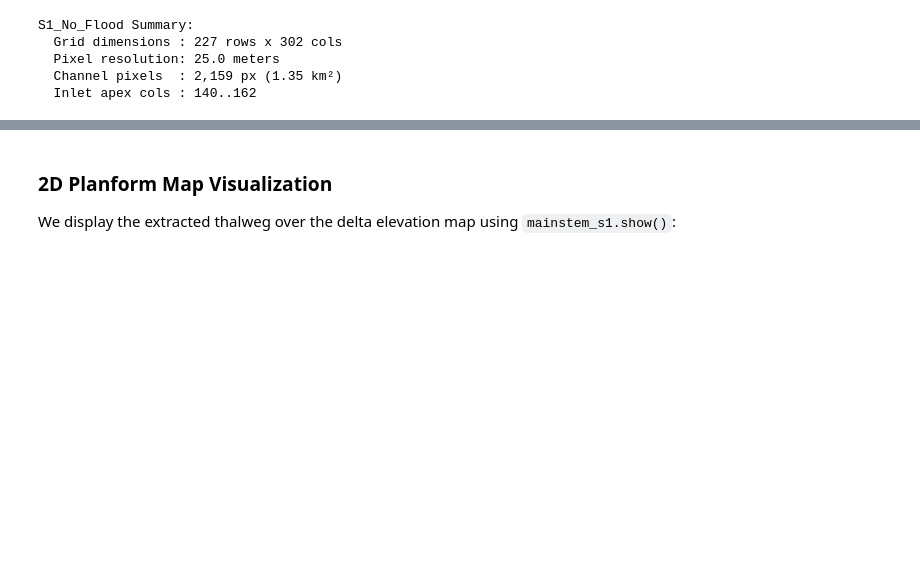
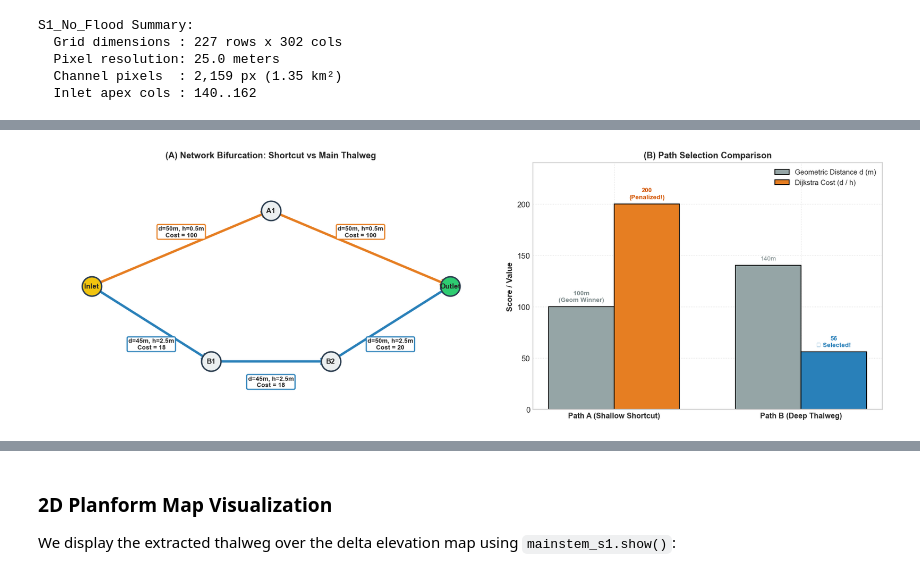
Before and after one commit to yukms/sandplover, a Jupyter notebook: notebooks_minsik_test/demo_main_channel_and_slope.ipynb, the cells around one changed output, grey strips where cells are left out. Cells and saved outputs as stored; diff of their text form; code cells hidden in the pictures; blank space fills up the shorter version.

```diff
--- a/notebooks_minsik_test/demo_main_channel_and_slope.ipynb
+++ b/notebooks_minsik_test/demo_main_channel_and_slope.ipynb
@@ -75,0 +404,73 @@ S1_No_Flood Summary:
+# %%
+# Step 2: Toy Network - Geometric Shortest Path vs Depth-Weighted Dijkstra
+fig, axes = plt.subplots(1, 2, figsize=(15, 5), dpi=120, gridspec_kw={'width_ratios': [1.3, 1]})
+
+# Panel A: Toy Graph Schematic
+ax1 = axes[0]
+pos = {
+    'Inlet': (0.0, 0.5),
+    'A1 (Shallow)': (1.5, 1.05),
+    'B1 (Deep)': (1.0, -0.05),
+    'B2 (Deep)': (2.0, -0.05),
+    'Outlet': (3.0, 0.5)
+}
+
+edges_toy = [
+    ('Inlet', 'A1 (Shallow)', 50, 0.5, 100, '#e67e22'),
+    ('A1 (Shallow)', 'Outlet', 50, 0.5, 100, '#e67e22'),
+    ('Inlet', 'B1 (Deep)', 45, 2.5, 18, '#2980b9'),
+    ('B1 (Deep)', 'B2 (Deep)', 45, 2.5, 18, '#2980b9'),
+    ('B2 (Deep)', 'Outlet', 50, 2.5, 20, '#2980b9'),
+]
+
+for u, v, d, h, cost, c in edges_toy:
+    x1, y1 = pos[u]
+    x2, y2 = pos[v]
+    ax1.annotate('', xy=(x2, y2), xytext=(x1, y1),
+                 arrowprops=dict(arrowstyle='->', color=c, lw=3.0, mutation_scale=16))
+    mx, my = (x1 + x2)/2, (y1 + y2)/2
+    offset_y = 0.12 if my > 0.4 else -0.15
+    ax1.text(mx, my + offset_y, f'd={d}m, h={h}m\nCost = {cost}', ha='center', va='center',
+             fontsize=8, fontweight='bold', bbox=dict(boxstyle='round,pad=0.2', facecolor='white', edgecolor=c, lw=1.5, alpha=0.95))
+
+for name, (x, y) in pos.items():
+    color = '#f1c40f' if name == 'Inlet' else ('#2ecc71' if name == 'Outlet' else '#ecf0f1')
+    ax1.scatter(x, y, s=600, color=color, edgecolor='#2c3e50', lw=1.8, zorder=5)
+    short_name = name.split()[0]
+    ax1.text(x, y, short_name, ha='center', va='center', fontsize=9, fontweight='bold', zorder=6)
+
+ax1.set_xlim(-0.4, 3.4)
+ax1.set_ylim(-0.4, 1.4)
+ax1.axis('off')
+ax1.set_title('(A) Network Bifurcation: Shortcut vs Main Thalweg', fontsize=11, fontweight='bold')
+
+# Panel B: Cumulative Cost & Selection Comparison
+ax2 = axes[1]
+categories = ['Path A (Shallow Shortcut)', 'Path B (Deep Thalweg)']
+geom_dist = [100, 140]       # 50+50 vs 45+45+50
+weighted_cost = [200, 56]    # 100+100 vs 18+18+20
+
+x = np.arange(len(categories))
+width = 0.35
+
+b1 = ax2.bar(x - width/2, geom_dist, width, label='Geometric Distance d (m)', color='#95a5a6', edgecolor='black')
+b2 = ax2.bar(x + width/2, weighted_cost, width, label='Dijkstra Cost (d / h)', color=['#e67e22', '#2980b9'], edgecolor='black')
+
+ax2.set_xticks(x)
+ax2.set_xticklabels(categories, fontsize=9.5, fontweight='bold')
+ax2.set_ylabel('Score / Value', fontsize=10, fontweight='bold')
+ax2.set_title('(B) Path Selection Comparison', fontsize=11, fontweight='bold')
+ax2.legend(loc='upper right', fontsize=9)
+ax2.grid(True, linestyle=':', alpha=0.6)
+
+ax2.text(0 - width/2, geom_dist[0] + 5, f'{geom_dist[0]}m\n(Geom Winner)', ha='center', fontsize=8, fontweight='bold', color='#7f8c8d')
+ax2.text(1 - width/2, geom_dist[1] + 5, f'{geom_dist[1]}m', ha='center', fontsize=8, color='#7f8c8d')
+
+ax2.text(0 + width/2, weighted_cost[0] + 5, f'{weighted_cost[0]}\n(Penalized!)', ha='center', fontsize=8, fontweight='bold', color='#d35400')
+ax2.text(1 + width/2, weighted_cost[1] + 5, f'{weighted_cost[1]}\n★ Selected!', ha='center', fontsize=8, fontweight='bold', color='#2980b9')
+
+ax2.set_ylim(0, 240)
+plt.tight_layout()
+plt.show()
+# %% [output]
+[figure, added]
```
Also changed, not shown: parts of 16 cells of this notebook, 1 other file.
